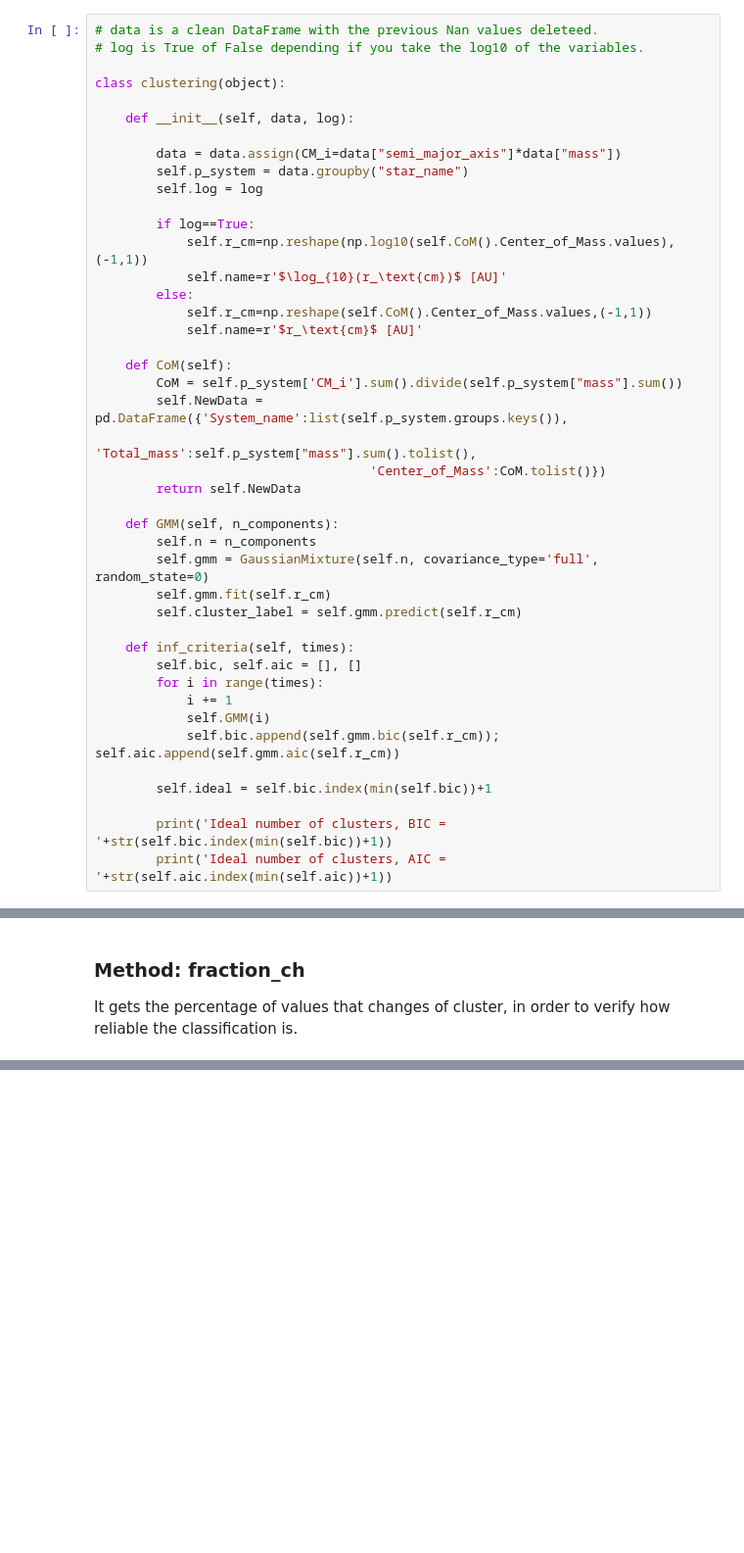
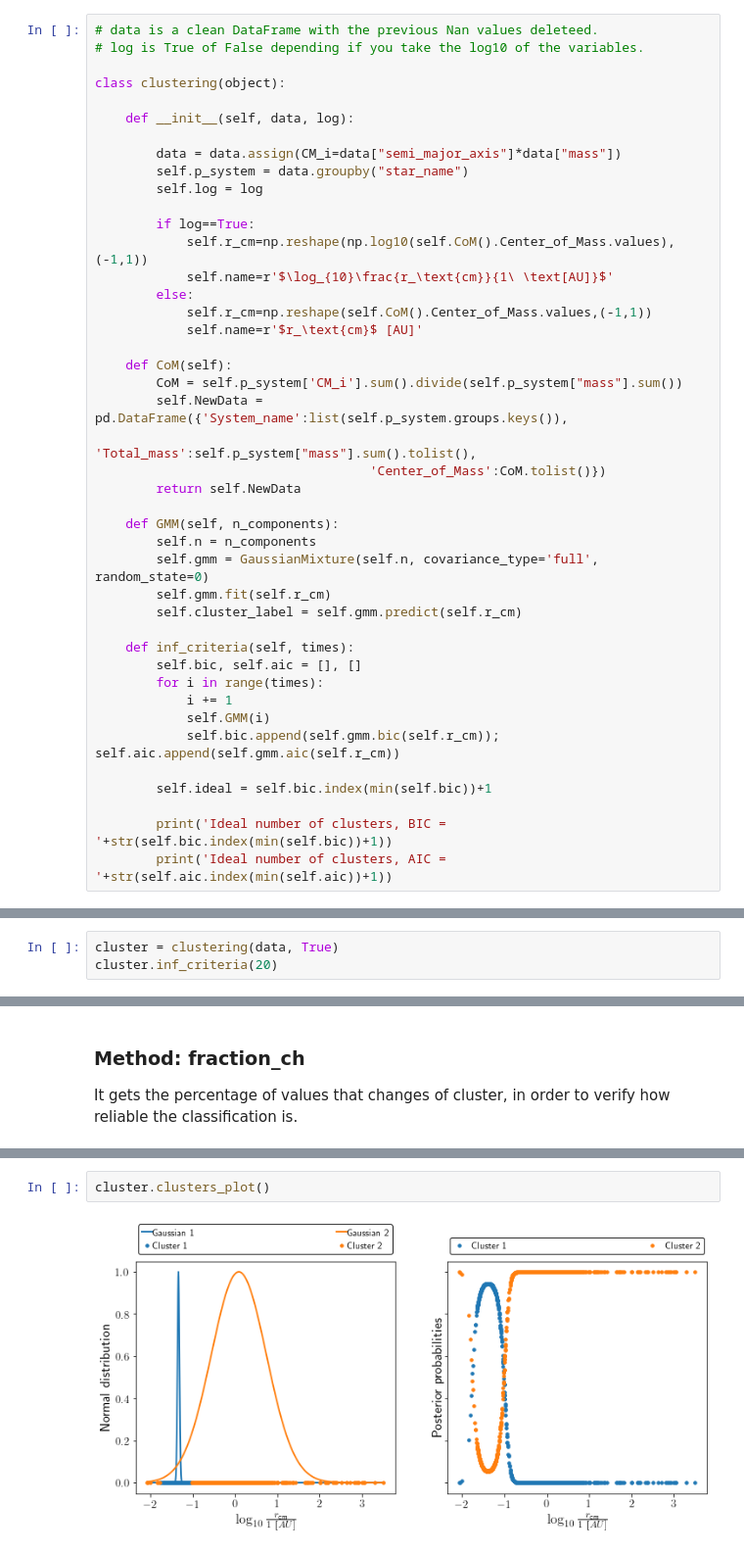
Before and after one commit to fjbautistas/Mixture_Gaussian_CM_of_Planets, a Jupyter notebook: Clasification.ipynb, the cells around one changed output, grey strips where cells are left out. Shown at 98% size. Cells and saved outputs as stored; diff of their text form; blank space fills up the shorter version.

Commit message:
clusts plot corrections

```diff
--- a/Clasification.ipynb
+++ b/Clasification.ipynb
@@ -228,7 +228,7 @@ class clustering(object):
 
         if log==True:
             self.r_cm=np.reshape(np.log10(self.CoM().Center_of_Mass.values),(-1,1))
-            self.name=r'$\log_{10}(r_\text{cm})$ [AU]'
+            self.name=r'$\log_{10}\frac{r_\text{cm}}{1\ \text[AU]}$'
         else:
             self.r_cm=np.reshape(self.CoM().Center_of_Mass.values,(-1,1))
             self.name=r'$r_\text{cm}$ [AU]'
@@ -298,3 +284,6 @@ Then, it plots the BIC and AIC values to observe their behavior.
 
 cluster = clustering(data, True)
 cluster.inf_criteria(20)
+# %%
+cluster = clustering(data, True)
+cluster.inf_criteria(20)
@@ -442 +465,5 @@ NameError: name 'self' is not defined
+# %%
+cluster.clusters_plot()
+# %% [output]
+[figure, added]
 # %%
```
Also changed, not shown: parts of 16 cells of this notebook, 3 other files.
